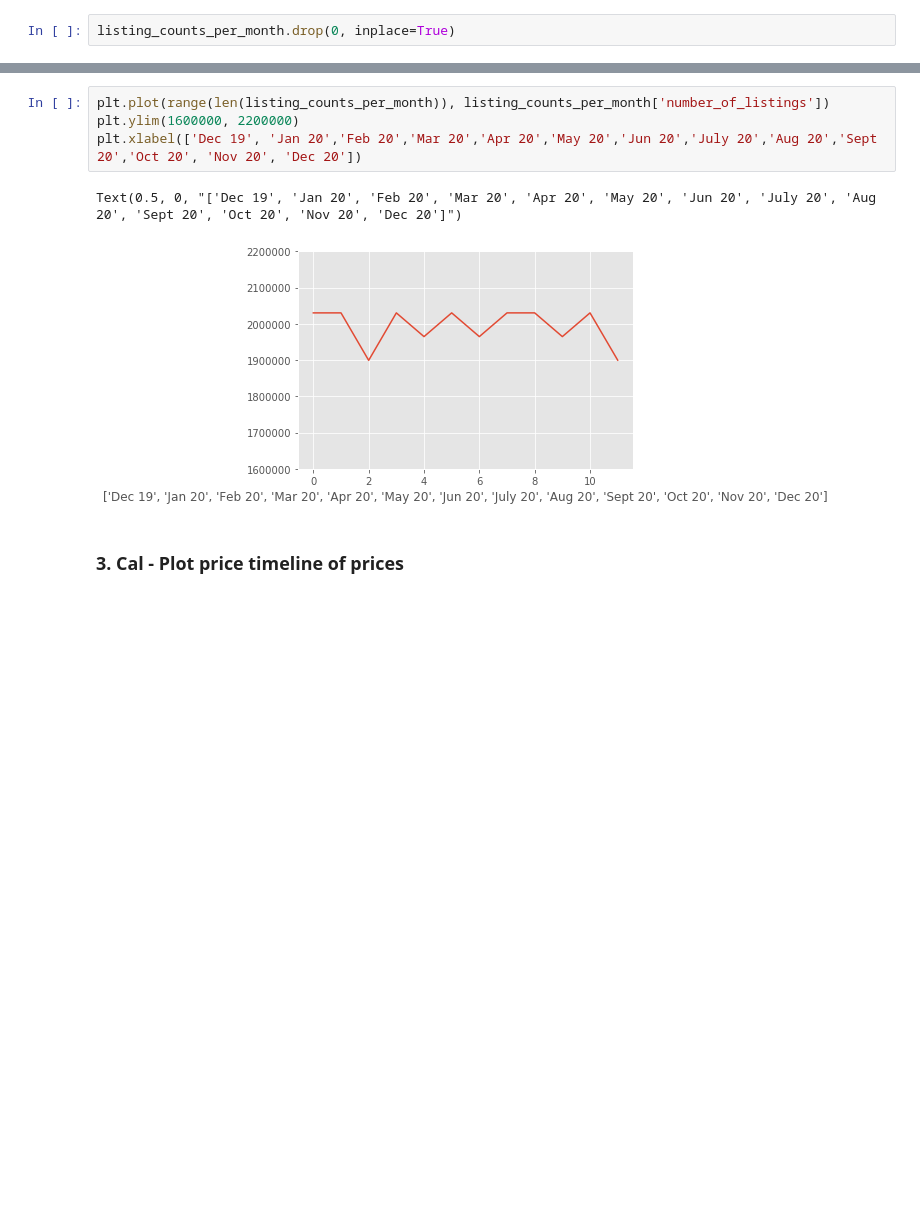
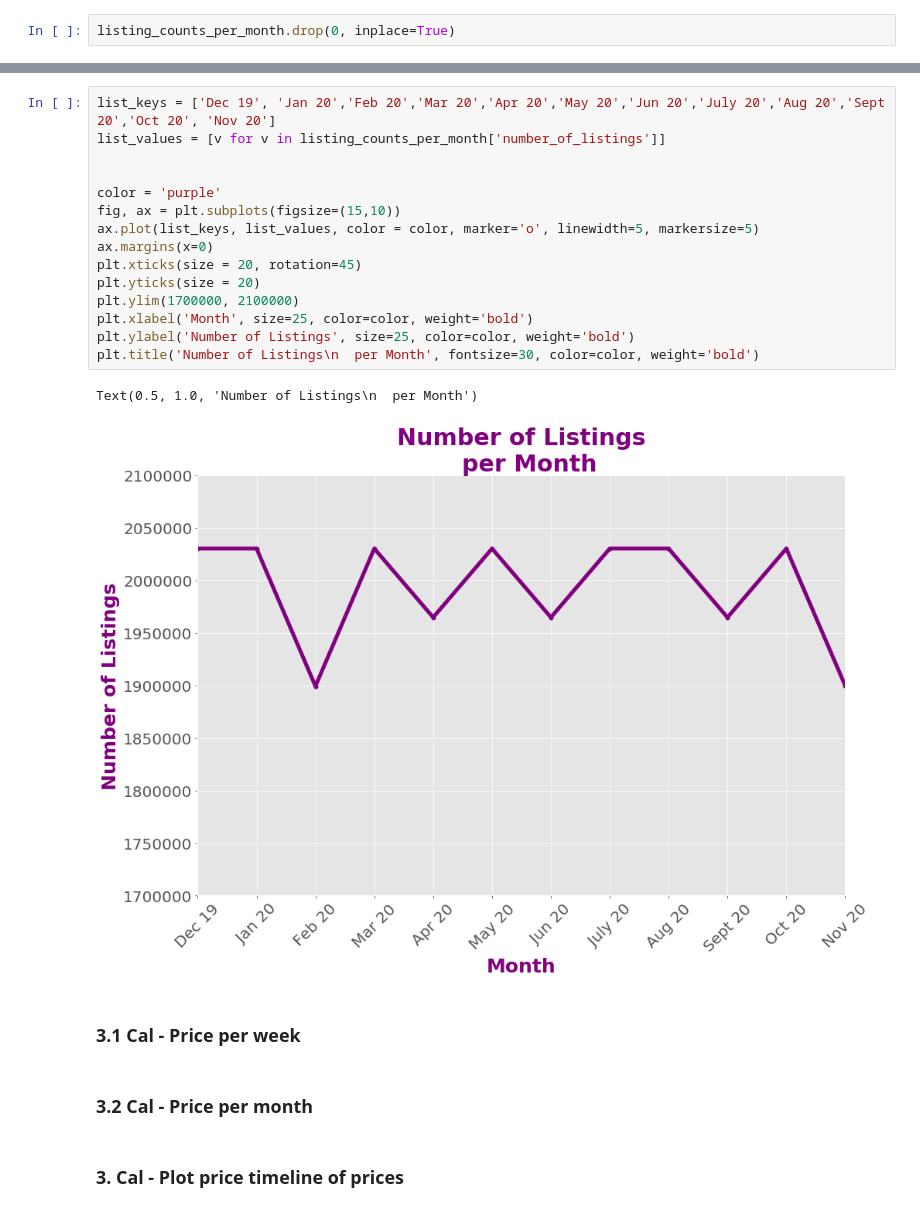
Before and after one commit to WinrichSy/AirBnBusiness, a Jupyter notebook: AirBnb Capstone.ipynb, the cells around one changed output, grey strips where cells are left out. Drawn from its saved outputs; the diff is of its cells as text; blank space fills up the shorter version.

```diff
--- a/AirBnb Capstone.ipynb
+++ b/AirBnb Capstone.ipynb
@@ -745,10 +798,25 @@ listing_counts_per_month
-# %%
-plt.plot(range(len(listing_counts_per_month)), listing_counts_per_month['number_of_listings'])
-plt.ylim(1600000, 2200000)
-plt.xlabel(['Dec 19', 'Jan 20','Feb 20','Mar 20','Apr 20','May 20','Jun 20','July 20','Aug 20','Sept 20','Oct 20', 'Nov 20', 'Dec 20'])
-# %% [output]
-Text(0.5, 0, "['Dec 19', 'Jan 20', 'Feb 20', 'Mar 20', 'Apr 20', 'May 20', 'Jun 20', 'July 20', 'Aug 20', 'Sept 20', 'Oct 20', 'Nov 20', 'Dec 20']")
-[figure, removed]
+# %%
+list_keys = ['Dec 19', 'Jan 20','Feb 20','Mar 20','Apr 20','May 20','Jun 20','July 20','Aug 20','Sept 20','Oct 20', 'Nov 20']
+list_values = [v for v in listing_counts_per_month['number_of_listings']]
+
+
+color = 'purple'
+fig, ax = plt.subplots(figsize=(15,10))
+ax.plot(list_keys, list_values, color = color, marker='o', linewidth=5, markersize=5)
+ax.margins(x=0)
+plt.xticks(size = 20, rotation=45)
+plt.yticks(size = 20)
+plt.ylim(1700000, 2100000)
+plt.xlabel('Month', size=25, color=color, weight='bold')
+plt.ylabel('Number of Listings', size=25, color=color, weight='bold')
+plt.title('Number of Listings\n  per Month', fontsize=30, color=color, weight='bold')
+# %% [output]
+Text(0.5, 1.0, 'Number of Listings\n  per Month')
+[figure, added]
+# %% [markdown]
+### 3.1 Cal - Price per week
+# %% [markdown]
+### 3.2 Cal - Price per month
 # %% [markdown]
 ### 3. Cal - Plot price timeline of prices
 # %% [markdown]
```
Also changed, not shown: parts of 36 cells of this notebook.
